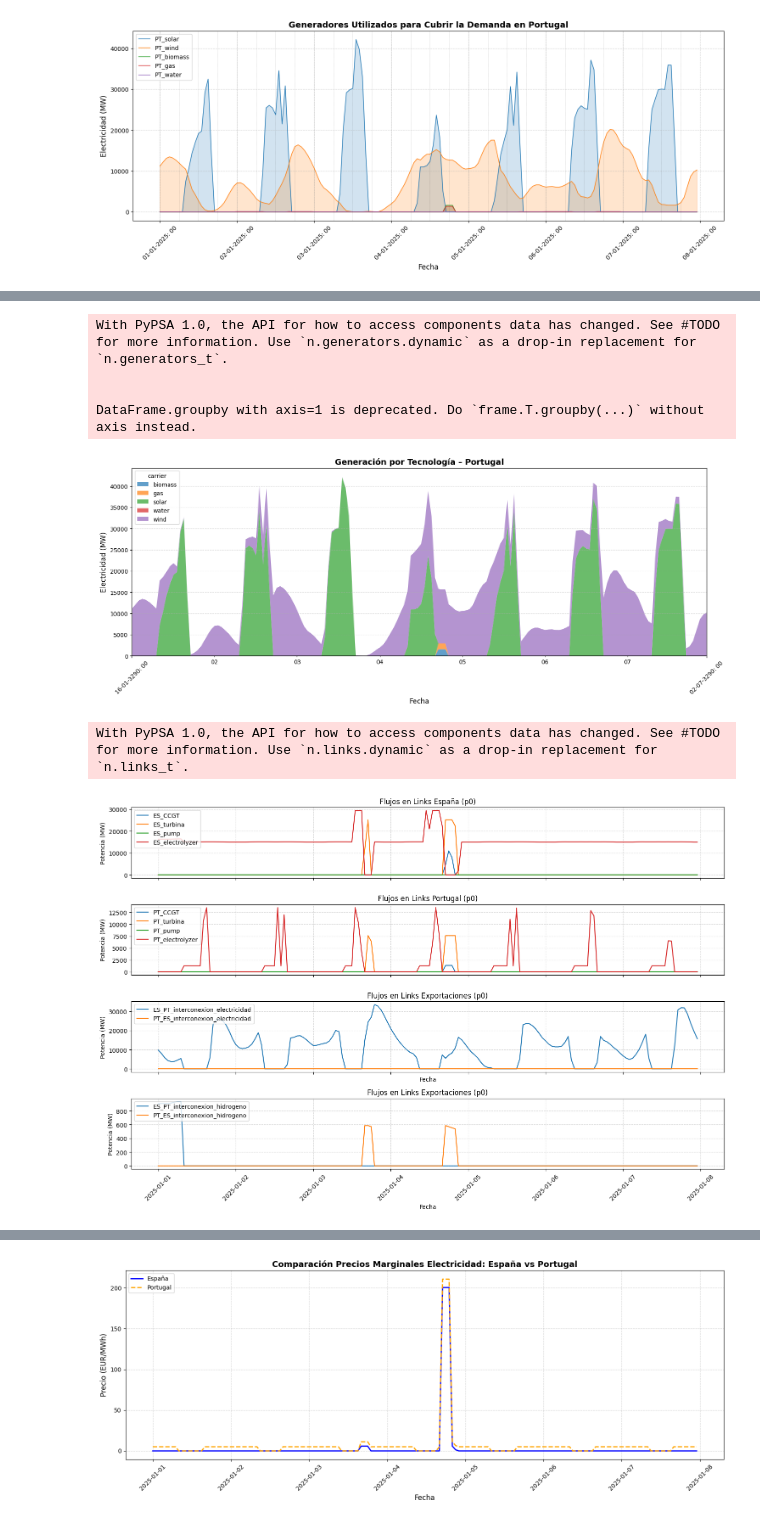
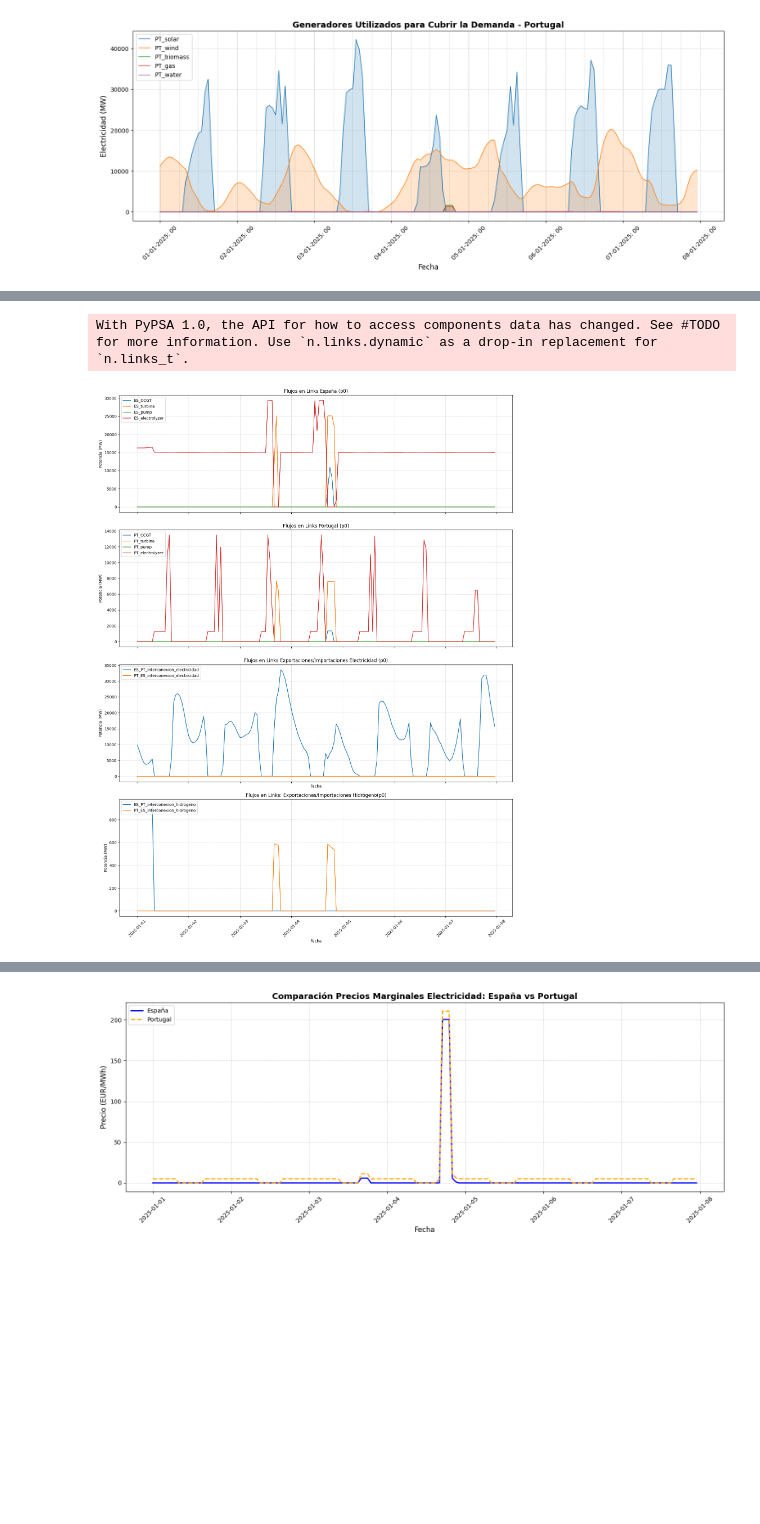
Before and after one commit to anabatres28-png/Dispatching-Project-in-PypSA, a Jupyter notebook: Modelo_España_Portugal/Modelo_ES_PT_Unido/Dispatching_Portugal_España_Unido.ipynb, the cells around one changed output, grey strips where cells are left out. Saved outputs shown, nothing was run; the diff lists cells and outputs as text; code cells hidden in the pictures; blank space fills up the shorter version.

```diff
--- a/Modelo_España_Portugal/Modelo_ES_PT_Unido/Dispatching_Portugal_España_Unido.ipynb
+++ b/Modelo_España_Portugal/Modelo_ES_PT_Unido/Dispatching_Portugal_España_Unido.ipynb
@@ -964,38 +925,3 @@ DataFrame.groupby with axis=1 is deprecated. Do `frame.T.groupby(...)` without a
-# %%
-# Agrupar por tecnología (carrier) solo para generadores PT
-if "carrier" in gen_df.columns:
-    carriers = gen_df.loc[generadores_pt, "carrier"].fillna("desconocido")
-else:
-    # si no existe columna carrier, inferir por nombre (muy aproximado)
-    carriers = pd.Series(index=generadores_pt, data=[
-        ("solar" if "solar" in g.lower() else
-         "wind" if "wind" in g.lower() else
-         "biomass" if "biomass" in g.lower() else
-         "gas" if "gas" in g.lower() else
-         "other") for g in generadores_pt
-    ])
-
-# Construir una tabla carrier x tiempo
-df_pt = network.generators_t.p.reindex(columns=generadores_pt).reindex(index=hours)
-stack = df_pt.groupby(carriers, axis=1).sum().fillna(0).sort_index(axis=1)
-
-plt.figure(figsize=(15, 6))
-stack.plot.area(ax=plt.gca(), alpha=0.7, linewidth=0)
-
-plt.title("Generación por Tecnología – Portugal", fontsize=14, fontweight="bold")
-plt.xlabel("Fecha", fontsize=12)
-plt.ylabel("Electricidad (MW)", fontsize=12)
-plt.xticks(rotation=45)
-plt.grid(True, linestyle="--", alpha=0.4)
-plt.tight_layout()
-plt.gca().xaxis.set_major_formatter(mdates.DateFormatter('%d-%m-%Y: %H'))
-plt.show()
-# %% [output]
-With PyPSA 1.0, the API for how to access components data has changed. See #TODO for more information. Use `n.generators.dynamic` as a drop-in replacement for `n.generators_t`.
-
-
-DataFrame.groupby with axis=1 is deprecated. Do `frame.T.groupby(...)` without axis instead.
-[figure, removed]
 # %%
 p0 = network.links_t.p0
 links_ES = [
@@ -1023,7 +949,7 @@ links_exportaciones_hidrogeno = [
 ]
 
 # --- Crear figura con 4 subplots ---
-fig, axes = plt.subplots(4, 1, figsize=(15, 10), sharex=True)  # 3 filas, 1 columna
+fig, axes = plt.subplots(4, 1, figsize=(15, 20), sharex=True)  # 3 filas, 1 columna
 
 # --- GRAFICO ESPAÑA ---
 for link in links_ES:
@@ -1042,33 +968,33 @@ axes[1].set_title("Flujos en Links Portugal (p0)")
 axes[1].set_ylabel("Potencia (MW)")
 axes[1].grid(True, linestyle="--", alpha=0.5)
 axes[1].legend(loc="upper left")
 
 # --- GRAFICO EXPORTACIONES electricidad ---
 for link in links_exportaciones_electricidad:
     if link in p0.columns:
         axes[2].plot(network.snapshots, p0[link], label=link)
-axes[2].set_title("Flujos en Links Exportaciones (p0)")
+axes[2].set_title("Flujos en Links Exportaciones/Importaciones Electricidad (p0)")
 axes[2].set_xlabel("Fecha")
 axes[2].set_ylabel("Potencia (MW)")
 axes[2].grid(True, linestyle="--", alpha=0.5)
 axes[2].legend(loc="upper left")
 
 
 
 # --- GRAFICO EXPORTACIONES hidrogeno---
 for link in links_exportaciones_hidrogeno:
     if link in p0.columns:
         axes[3].plot(network.snapshots, p0[link], label=link)
-axes[3].set_title("Flujos en Links Exportaciones (p0)")
+axes[3].set_title("Flujos en Links: Exportaciones/Importaciones Hidrógeno(p0)")
 axes[3].set_xlabel("Fecha")
 axes[3].set_ylabel("Potencia (MW)")
 axes[3].grid(True, linestyle="--", alpha=0.5)
 axes[3].legend(loc="upper left")
 
 # Ajustar diseño
 plt.xticks(rotation=45)
 plt.tight_layout()
 plt.show()
 # %% [output]
 With PyPSA 1.0, the API for how to access components data has changed. See #TODO for more information. Use `n.links.dynamic` as a drop-in replacement for `n.links_t`.
-[figure, old version]
+[figure, new version]
```
Also changed, not shown: parts of 16 cells of this notebook, 1 other file.
